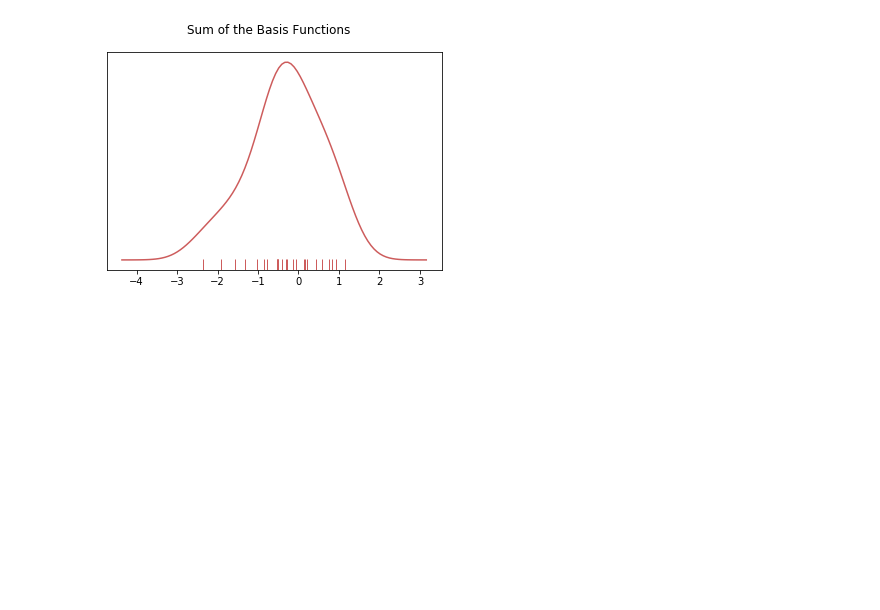
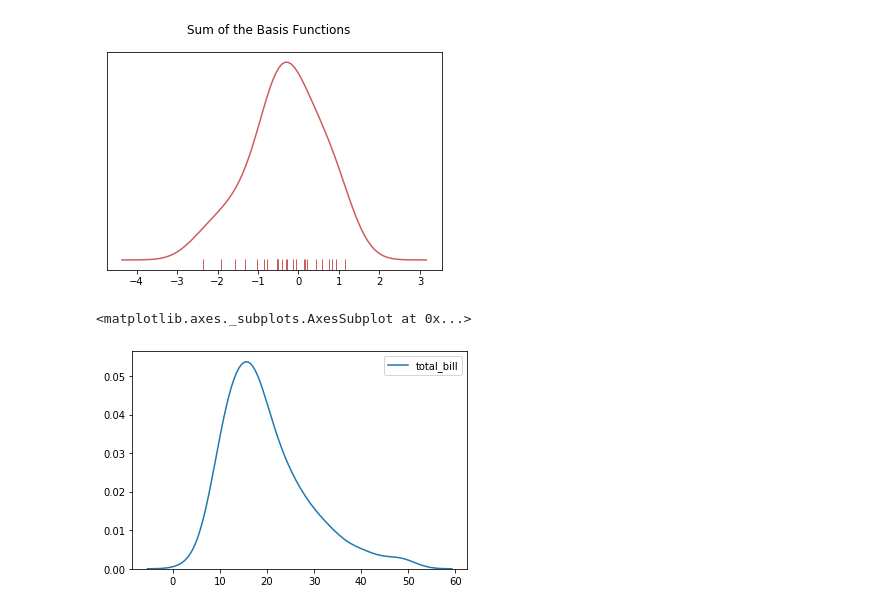
Before and after one commit to SaiAshish9/Machine-Learning-Stuff, a Jupyter notebook: seabornDistributionPlots.ipynb, the cells around one changed output. Saved outputs shown, nothing was run; the diff lists cells and outputs as text; code cells hidden in the pictures; blank space fills up the shorter version.

```diff
--- a/seabornDistributionPlots.ipynb
+++ b/seabornDistributionPlots.ipynb
@@ -124,3 +124,8 @@ plt.suptitle("Sum of the Basis Functions")
 # %% [output]
 Text(0.5, 0.98, 'Sum of the Basis Functions')
 [figure]
+# %%
+sns.kdeplot(x1['total_bill'])
+# %% [output]
+<matplotlib.axes._subplots.AxesSubplot at 0x...>
+[figure, added]
```
